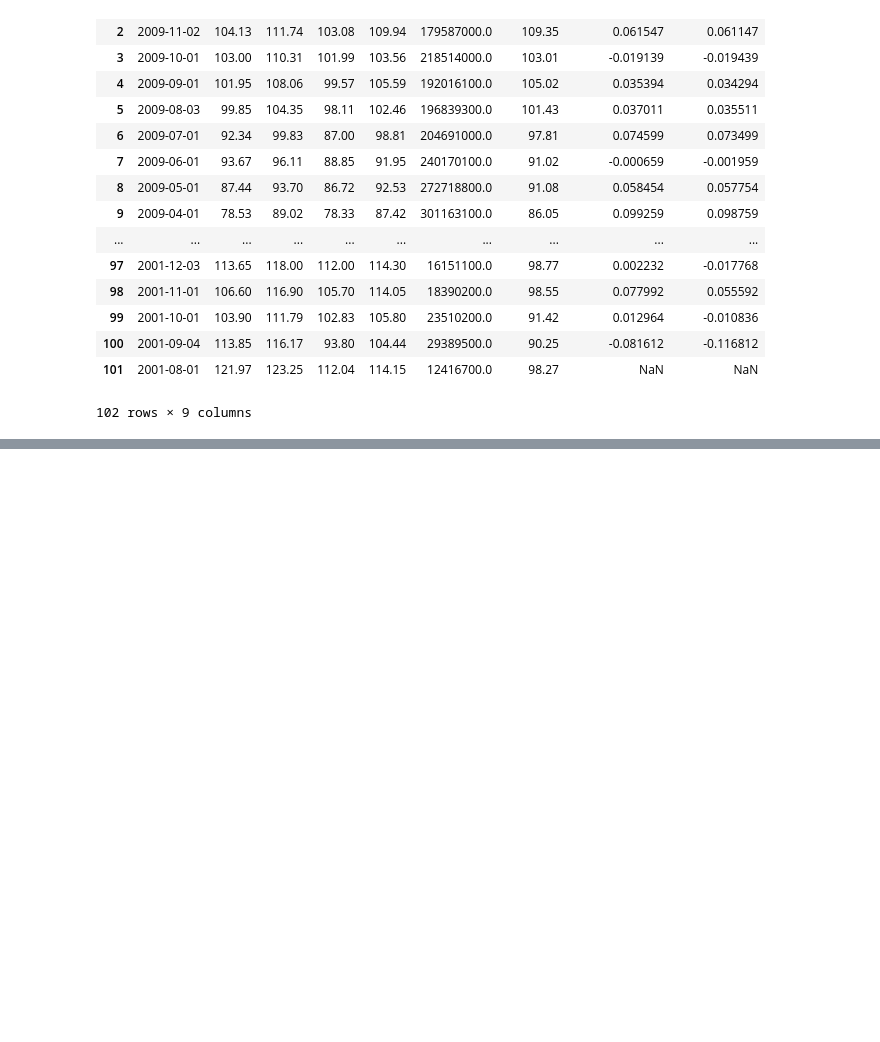
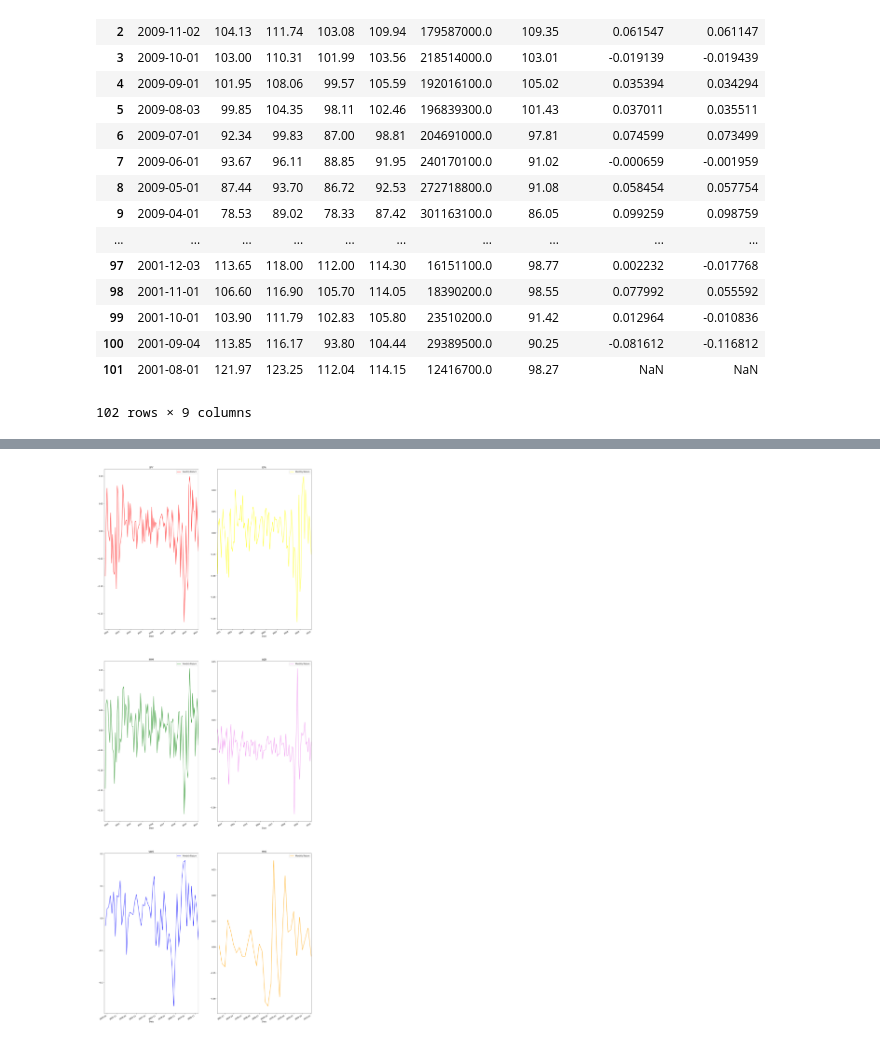
Before and after one commit to portfolioperformance1/project, a Jupyter notebook: portfolio.ipynb, the cells around one changed output, grey strips where cells are left out. Saved outputs shown, nothing was run; the diff lists cells and outputs as text; code cells hidden in the pictures; blank space fills up the shorter version.

```diff
--- a/portfolio.ipynb
+++ b/portfolio.ipynb
@@ -81,0 +56,5 @@ iwmds
+# %%
+#VWO","EFA","LQD","HYG"
+vwods=sheets['VWO']
+vwods=vwods.iloc[:,:9]
+vwods
@@ -81,0 +79,5 @@ iwmds
+# %%
+#VWO","EFA","LQD","HYG"
+efads=sheets['EFA']
+efads=efads.iloc[:,:9]
+efads
@@ -81,0 +103,5 @@ iwmds
+# %%
+#VWO","EFA","LQD","HYG"
+lqdds=sheets['LQD']
+lqdds=lqdds.iloc[:,:9]
+lqdds
@@ -81,0 +127,5 @@ iwmds
+# %%
+#VWO","EFA","LQD","HYG"
+hygds=sheets['HYG']
+hygds=hygds.iloc[:,:9]
+hygds
@@ -81,0 +150,11 @@ iwmds
+# %%
+fig, axes = plt.subplots(nrows=3, ncols=2, figsize=(20, 60))
+spyds.plot(ax=axes[0,0],x='Date',y='Monthly Return',legend=True,title="SPY",color="red")
+iwmds.plot(ax=axes[1,0],x='Date',y='Monthly Return',legend=True,title="IWM",color="green")
+vwods.plot(ax=axes[2,0],x='Date',y='Monthly Return',legend=True,title="VWO",color="blue")
+efads.plot(ax=axes[0,1],x='Date',y='Monthly Return',legend=True,title="EFA",color="yellow")
+lqdds.plot(ax=axes[1,1],x='Date',y='Monthly Return',legend=True,title="LQD",color="violet")
+hygds.plot(ax=axes[2,1],x='Date',y='Monthly Return',legend=True,title="HYG",color="orange")
+plt.show()
+# %% [output]
+[figure, added]
```
Also changed, not shown: parts of 9 cells of this notebook.
